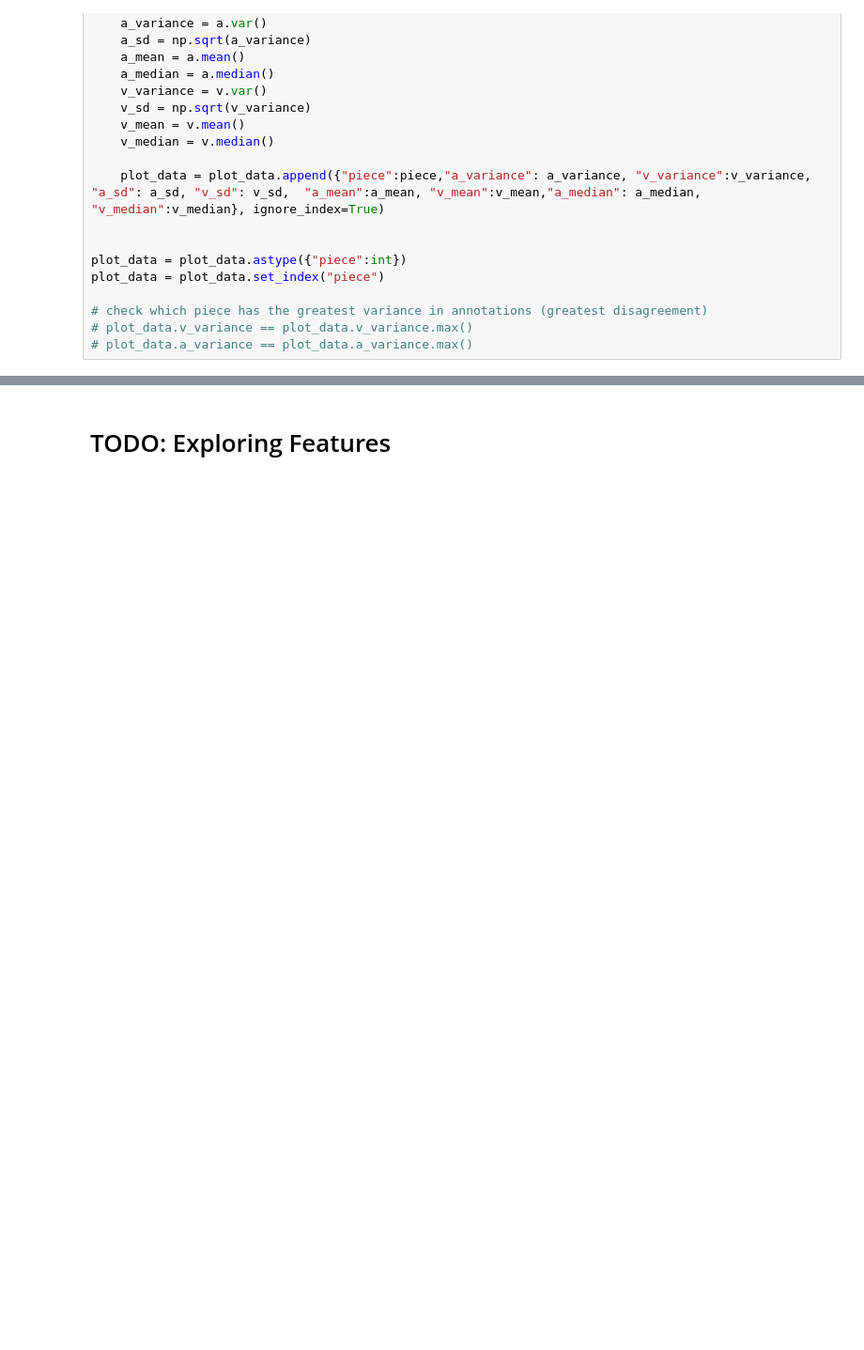
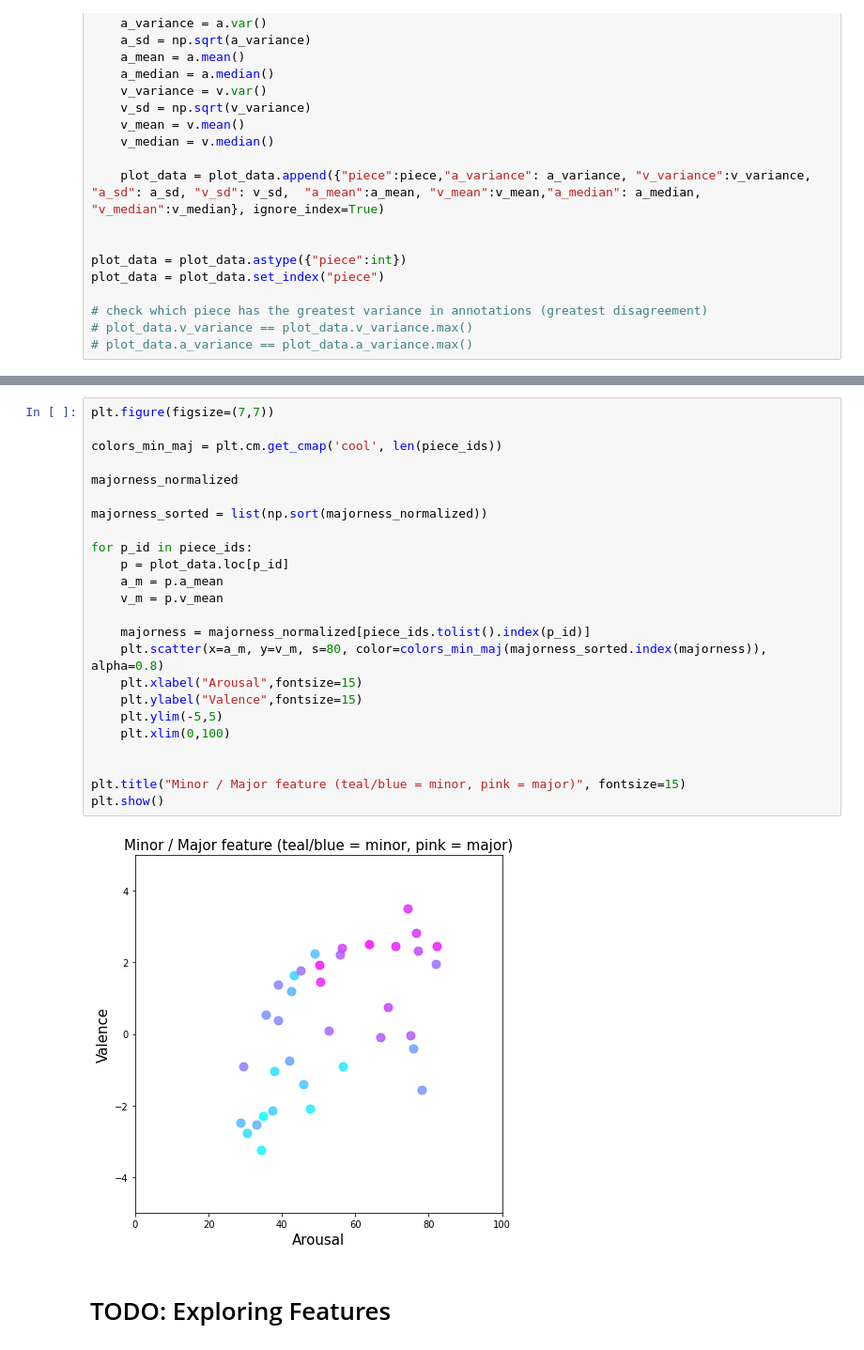
Before and after one commit to sh0w/machine-learning-pattern-classfication, a Jupyter notebook: task2_data_exploration/MLPC.ipynb, the cells around one changed output, grey strips where cells are left out. Shown at 94% size. Cells and saved outputs as stored; diff of their text form; blank space fills up the shorter version.

```diff
--- a/task2_data_exploration/MLPC.ipynb
+++ b/task2_data_exploration/MLPC.ipynb
@@ -135,3 +199,29 @@ plt.show()
+# %%
+plt.figure(figsize=(7,7))
+
+colors_min_maj = plt.cm.get_cmap('cool', len(piece_ids))
+
+majorness_normalized
+
+majorness_sorted = list(np.sort(majorness_normalized))
+
+for p_id in piece_ids:
+    p = plot_data.loc[p_id]
+    a_m = p.a_mean
+    v_m = p.v_mean
+
+    majorness = majorness_normalized[piece_ids.tolist().index(p_id)]
+    plt.scatter(x=a_m, y=v_m, s=80, color=colors_min_maj(majorness_sorted.index(majorness)), alpha=0.8)
+    plt.xlabel("Arousal",fontsize=15)
+    plt.ylabel("Valence",fontsize=15)
+    plt.ylim(-5,5)
+    plt.xlim(0,100)
+
+
+plt.title("Minor / Major feature (teal/blue = minor, pink = major)", fontsize=15)
+plt.show()
+# %% [output]
+[figure, added]
 # %% [markdown]
 # TODO: Exploring Features
 # %%
```
Also changed, not shown: parts of 8 cells of this notebook.
